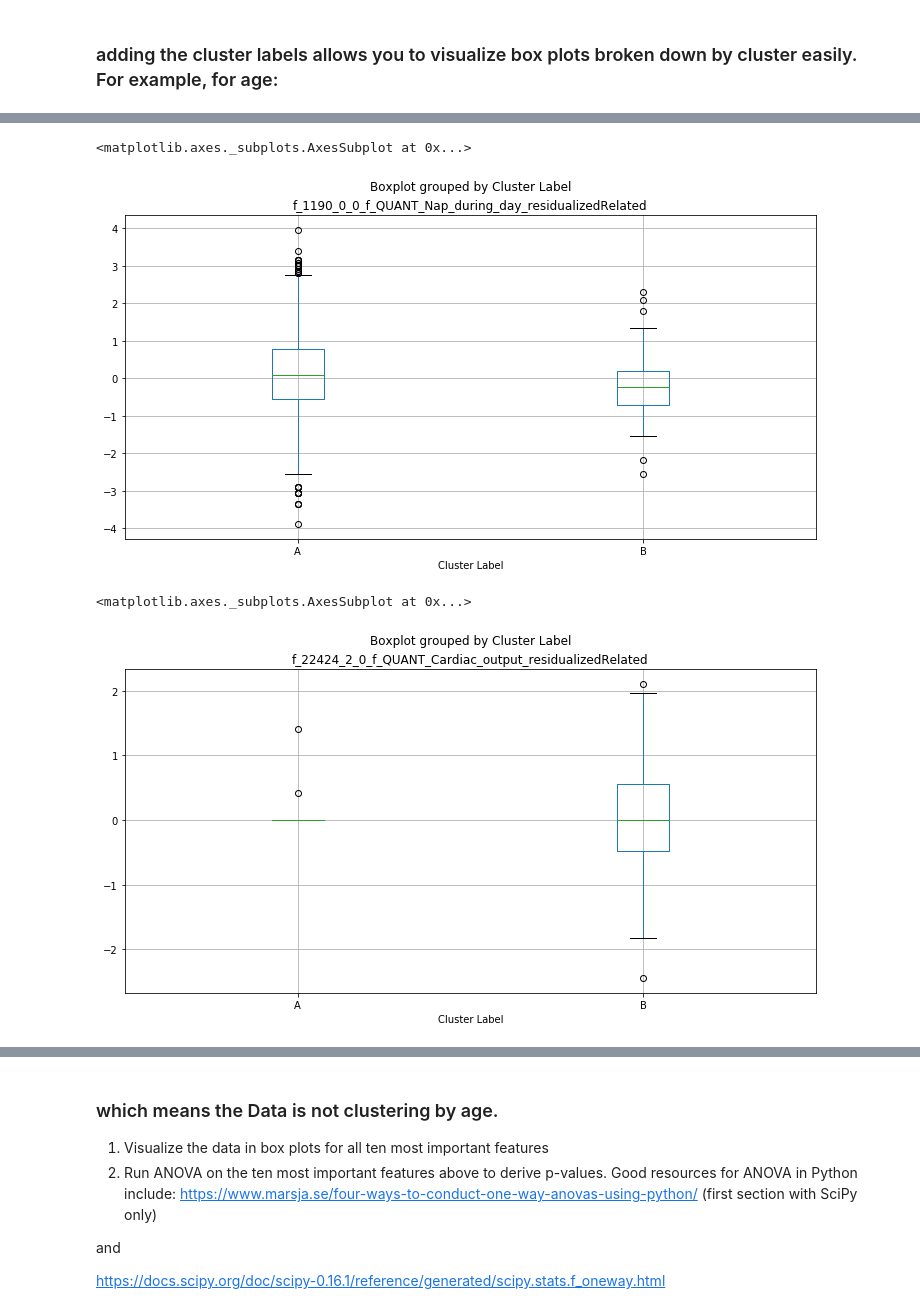
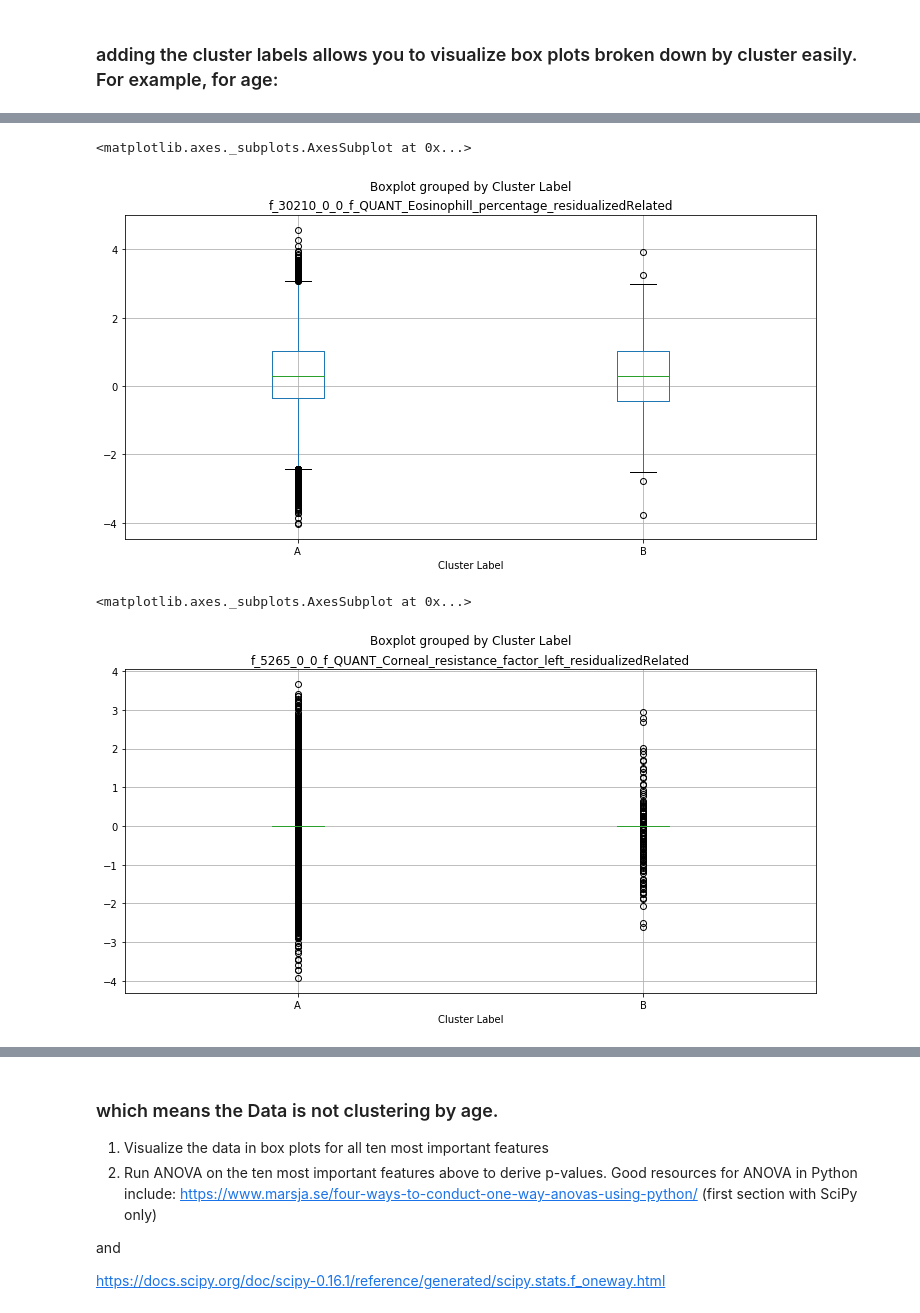
Before and after one commit to keerveer/ukbb_asthma, a Jupyter notebook: reduce_dimensions_and_cluster_asthma_patients.ipynb, the cells around one changed output, grey strips where cells are left out. Cells and saved outputs as stored; diff of their text form; code cells hidden in the pictures.

```diff
--- a/reduce_dimensions_and_cluster_asthma_patients.ipynb
+++ b/reduce_dimensions_and_cluster_asthma_patients.ipynb
@@ -38,0 +39,2 @@ asthma_df=pd.read_csv("ukbb_asthma_sample_5k_new.csv",sep='\t')
+# %%
+asthma_df=pd.read_csv("ukbb_asthma_full_filtered.csv",sep='\t')
@@ -40,7 +65,7 @@ asthma_df=pd.read_csv("ukbb_asthma_sample_5k_new.csv",sep='\t')
 # Select columns to filter on
 cols = [col for col in asthma_df.columns if 'HES_p' not in col and 'PC' not in col]
 # %%
-asthma_df=asthma_df[cols].drop('Unnamed: 0',axis=1)
+#asthma_df=asthma_df[cols].drop('Unnamed: 0',axis=1)
 # %%
 #select only 'QUANTITY' fields
 asthma_df_quant=asthma_df.loc[:, asthma_df.columns.str.contains('QUANT|age|BMI')].fillna(0.0)
@@ -378,11 +403,11 @@ asthma_df_quant.boxplot(asthma_df_quant.columns[632],by='Cluster Label')
 # %%
-asthma_df_quant.boxplot(asthma_df_quant.columns[332],by='Cluster Label')
+asthma_df_quant.boxplot(asthma_df_quant.columns[617],by='Cluster Label')
 # %% [output]
 <matplotlib.axes._subplots.AxesSubplot at 0x...>
-[figure, old version]
+[figure, new version]
 # %%
-asthma_df_quant.boxplot(asthma_df_quant.columns[413],by='Cluster Label')
+asthma_df_quant.boxplot(asthma_df_quant.columns[453],by='Cluster Label')
 # %% [output]
 <matplotlib.axes._subplots.AxesSubplot at 0x...>
-[figure, old version]
+[figure, new version]
 # %%
```
Also changed, not shown: parts of 131 cells of this notebook, 3 other files.
